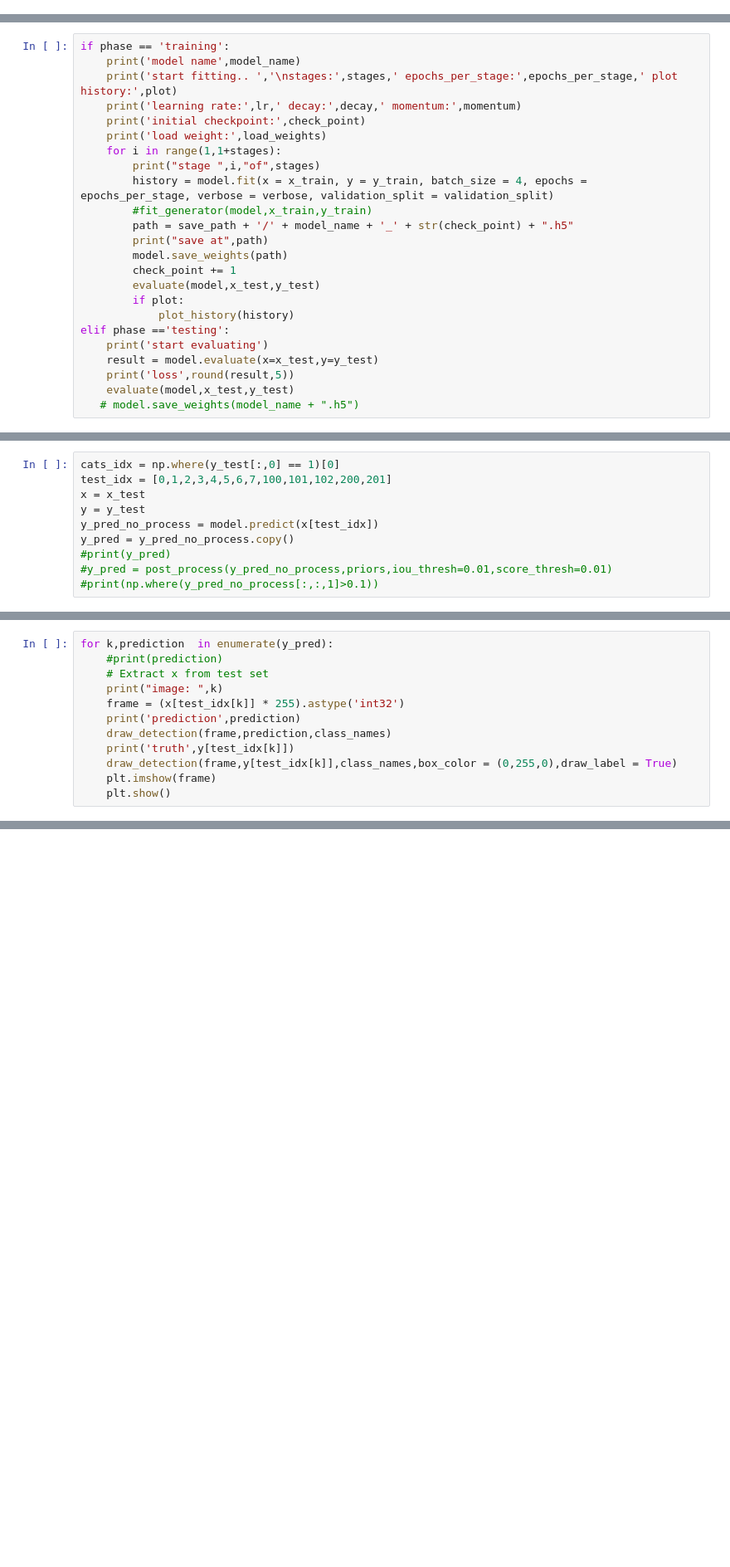
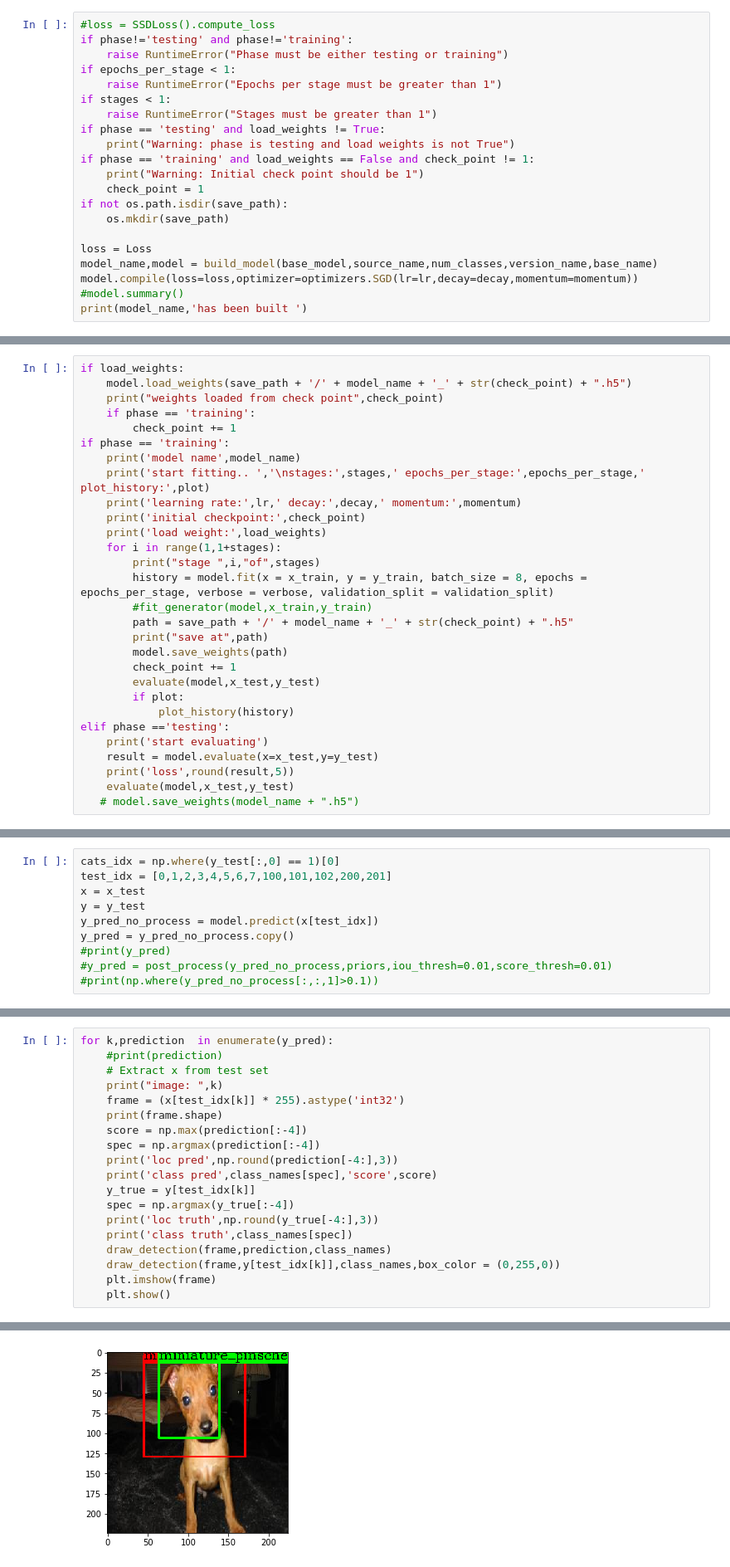
Before and after one commit to FelixCaae/RFBNet-Keras, a Jupyter notebook: rfb_ssd_detection.ipynb, the cells around one changed output, grey strips where cells are left out. Shown at 83% size. Drawn from its saved outputs; the diff is of its cells as text; blank space fills up the shorter version.

```diff
--- a/rfb_ssd_detection.ipynb
+++ b/rfb_ssd_detection.ipynb
@@ -186,0 +168,21 @@ simple_detection_mobilenetv2_pooling_2000 has been built
+# %%
+#loss = SSDLoss().compute_loss
+if phase!='testing' and phase!='training':
+    raise RuntimeError("Phase must be either testing or training")
+if epochs_per_stage < 1:
+    raise RuntimeError("Epochs per stage must be greater than 1")
+if stages < 1:
+    raise RuntimeError("Stages must be greater than 1")
+if phase == 'testing' and load_weights != True:
+    print("Warning: phase is testing and load weights is not True")
+if phase == 'training' and load_weights == False and check_point != 1:
+    print("Warning: Initial check point should be 1")
+    check_point = 1
+if not os.path.isdir(save_path):
+    os.mkdir(save_path)
+
+loss = Loss
+model_name,model = build_model(base_model,source_name,num_classes,version_name,base_name)
+model.compile(loss=loss,optimizer=optimizers.SGD(lr=lr,decay=decay,momentum=momentum))
+#model.summary()
+print(model_name,'has been built ')
@@ -217,13 +201,18 @@ if load_weights:
 # %%
+if load_weights:
+    model.load_weights(save_path + '/' + model_name + '_' + str(check_point) + ".h5")
+    print("weights loaded from check point",check_point)
+    if phase == 'training':
+        check_point += 1
 if phase == 'training':
     print('model name',model_name)
-    print('start fitting.. ','\nstages:',stages,' epochs_per_stage:',epochs_per_stage,' plot history:',plot)
+    print('start fitting.. ','\nstages:',stages,' epochs_per_stage:',epochs_per_stage,' plot_history:',plot)
     print('learning rate:',lr,' decay:',decay,' momentum:',momentum)
     print('initial checkpoint:',check_point)
     print('load weight:',load_weights)
     for i in range(1,1+stages):
         print("stage ",i,"of",stages)
-        history = model.fit(x = x_train, y = y_train, batch_size = 4, epochs = epochs_per_stage, verbose = verbose, validation_split = validation_split)
+        history = model.fit(x = x_train, y = y_train, batch_size = 8, epochs = epochs_per_stage, verbose = verbose, validation_split = validation_split)
         #fit_generator(model,x_train,y_train)
         path = save_path + '/' + model_name + '_' + str(check_point) + ".h5"
         print("save at",path)
@@ -294,9 +297,17 @@ for k,prediction  in enumerate(y_pred):
     # Extract x from test set
     print("image: ",k)
     frame = (x[test_idx[k]] * 255).astype('int32')
-    print('prediction',prediction)
+    print(frame.shape)
+    score = np.max(prediction[:-4])
+    spec = np.argmax(prediction[:-4])
+    print('loc pred',np.round(prediction[-4:],3))
+    print('class pred',class_names[spec],'score',score)
+    y_true = y[test_idx[k]]
+    spec = np.argmax(y_true[:-4])
+    print('loc truth',np.round(y_true[-4:],3))
+    print('class truth',class_names[spec])
     draw_detection(frame,prediction,class_names)
-    print('truth',y[test_idx[k]])
-    draw_detection(frame,y[test_idx[k]],class_names,box_color = (0,255,0),draw_label = True)
+    draw_detection(frame,y[test_idx[k]],class_names,box_color = (0,255,0))
     plt.imshow(frame)
     plt.show()
+# %% [output]
@@ -302,0 +320 @@ for k,prediction  in enumerate(y_pred):
+[figure, added]
```
Also changed, not shown: parts of 20 cells of this notebook, 3 other files.
